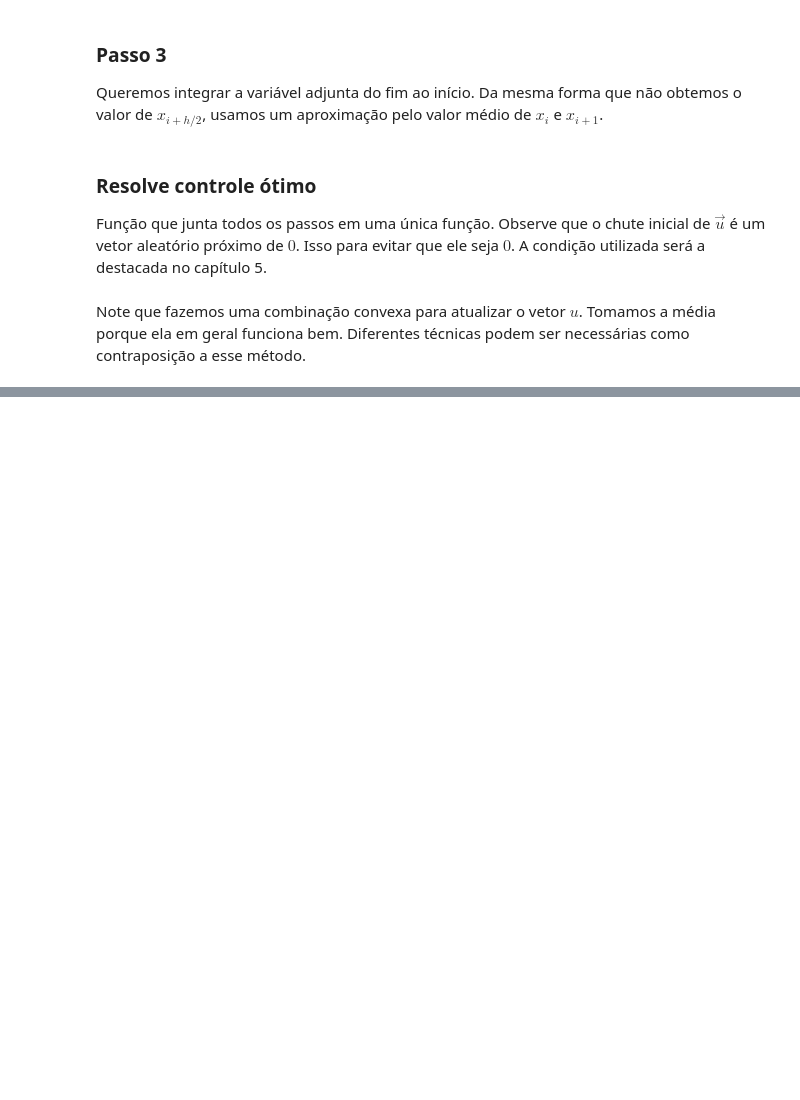
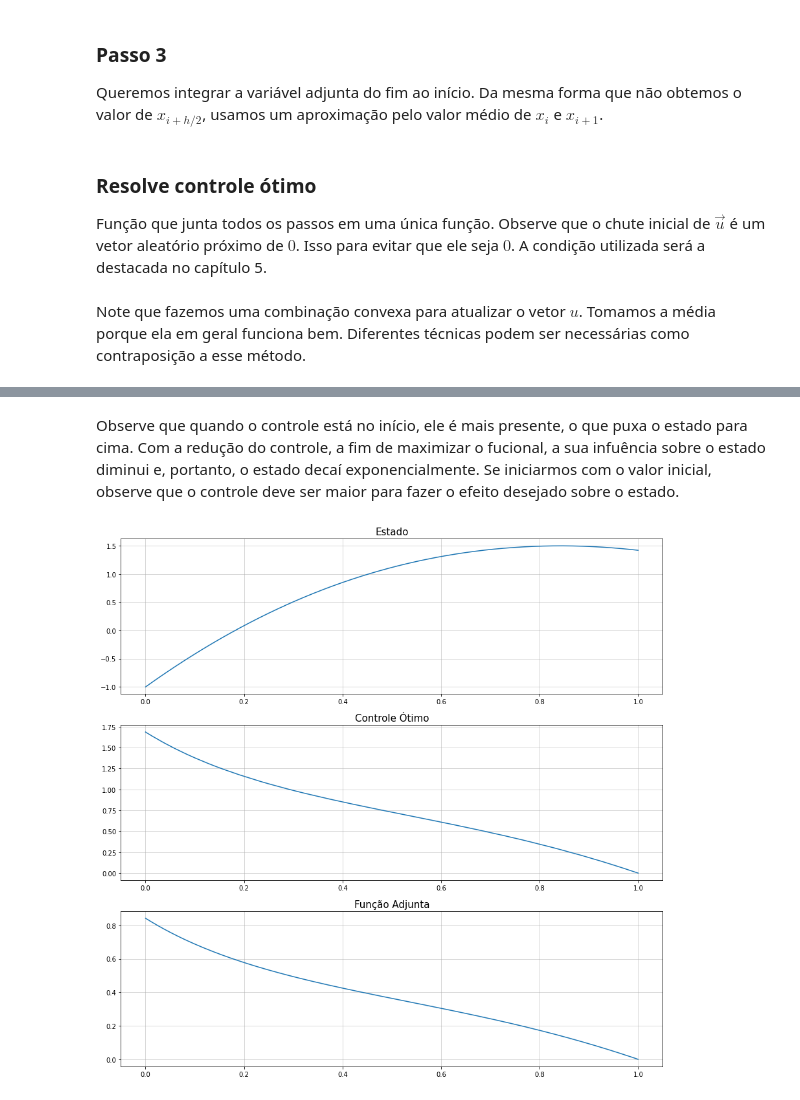
Before and after one commit to lucasmoschen/optimal-control-biological, a Jupyter notebook: notebooks/Laboratory1.ipynb, the cells around one changed output, grey strips where cells are left out. Drawn from its saved outputs; the diff is of its cells as text; code cells hidden in the pictures; blank space fills up the shorter version.

```diff
--- a/notebooks/Laboratory1.ipynb
+++ b/notebooks/Laboratory1.ipynb
@@ -135,0 +159,8 @@ Note que fazemos uma combinação convexa para atualizar o vetor $u$. Tomamos a
+# %% [markdown]
+Observe que quando o controle está no início, ele é mais presente, o que puxa o estado para cima. Com a redução do controle, a fim de maximizar o fucional, a sua infuência sobre o estado diminui e, portanto, o estado decaí exponencialmente. Se iniciarmos com o valor inicial, observe que o controle deve ser maior para fazer o efeito desejado sobre o estado.
+# %%
+A,B,C,x0 = 1,1,4,-1
+t,x,u,lambda_ = optimal_control(A,B,C,x0)
+plotting(t,x,u,lambda_)
+# %% [output]
+[figure, added]
```
Also changed, not shown: parts of 12 cells of this notebook, 2 other files.
